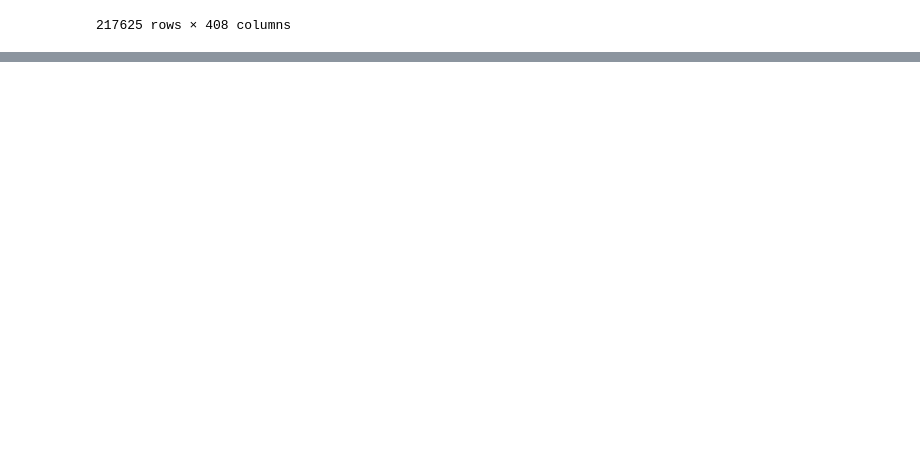
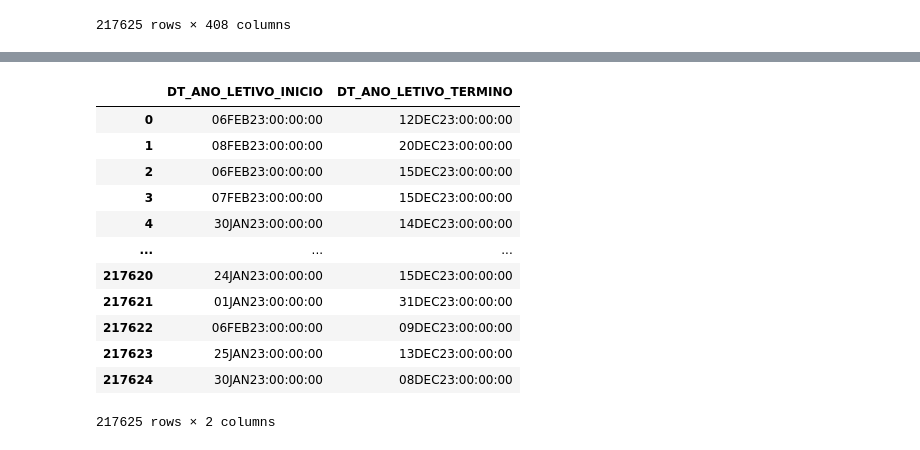
Before and after one commit to Th1agoFarias/Projeto-Censo-Escolar, a Jupyter notebook: notebooks/Censo_Transformer_Notebook.ipynb, the cells around one changed output, grey strips where cells are left out. Cells and saved outputs as stored; diff of their text form; code cells hidden in the pictures; blank space fills up the shorter version.

```diff
--- a/notebooks/Censo_Transformer_Notebook.ipynb
+++ b/notebooks/Censo_Transformer_Notebook.ipynb
@@ -121,0 +104,17 @@ Linhas: 217625, Colunas: 408
+# %%
+# Drop columns with all missing valuesDT_ANO_LETIVO_INICIO
+df.loc[:, ["DT_ANO_LETIVO_INICIO", "DT_ANO_LETIVO_TERMINO"]]
+# %% [output]
+|  | DT_ANO_LETIVO_INICIO | DT_ANO_LETIVO_TERMINO |
+| 0 | 06FEB23:00:00:00 | 12DEC23:00:00:00 |
+| 1 | 08FEB23:00:00:00 | 20DEC23:00:00:00 |
+| 2 | 06FEB23:00:00:00 | 15DEC23:00:00:00 |
+| 3 | 07FEB23:00:00:00 | 15DEC23:00:00:00 |
+| 4 | 30JAN23:00:00:00 | 14DEC23:00:00:00 |
+| ... | ... | ... |
+| 217620 | 24JAN23:00:00:00 | 15DEC23:00:00:00 |
+| 217621 | 01JAN23:00:00:00 | 31DEC23:00:00:00 |
+| 217622 | 06FEB23:00:00:00 | 09DEC23:00:00:00 |
+| 217623 | 25JAN23:00:00:00 | 13DEC23:00:00:00 |
+| 217624 | 30JAN23:00:00:00 | 08DEC23:00:00:00 |
+217625 rows × 2 columns
```
Also changed, not shown: parts of 12 cells of this notebook.
